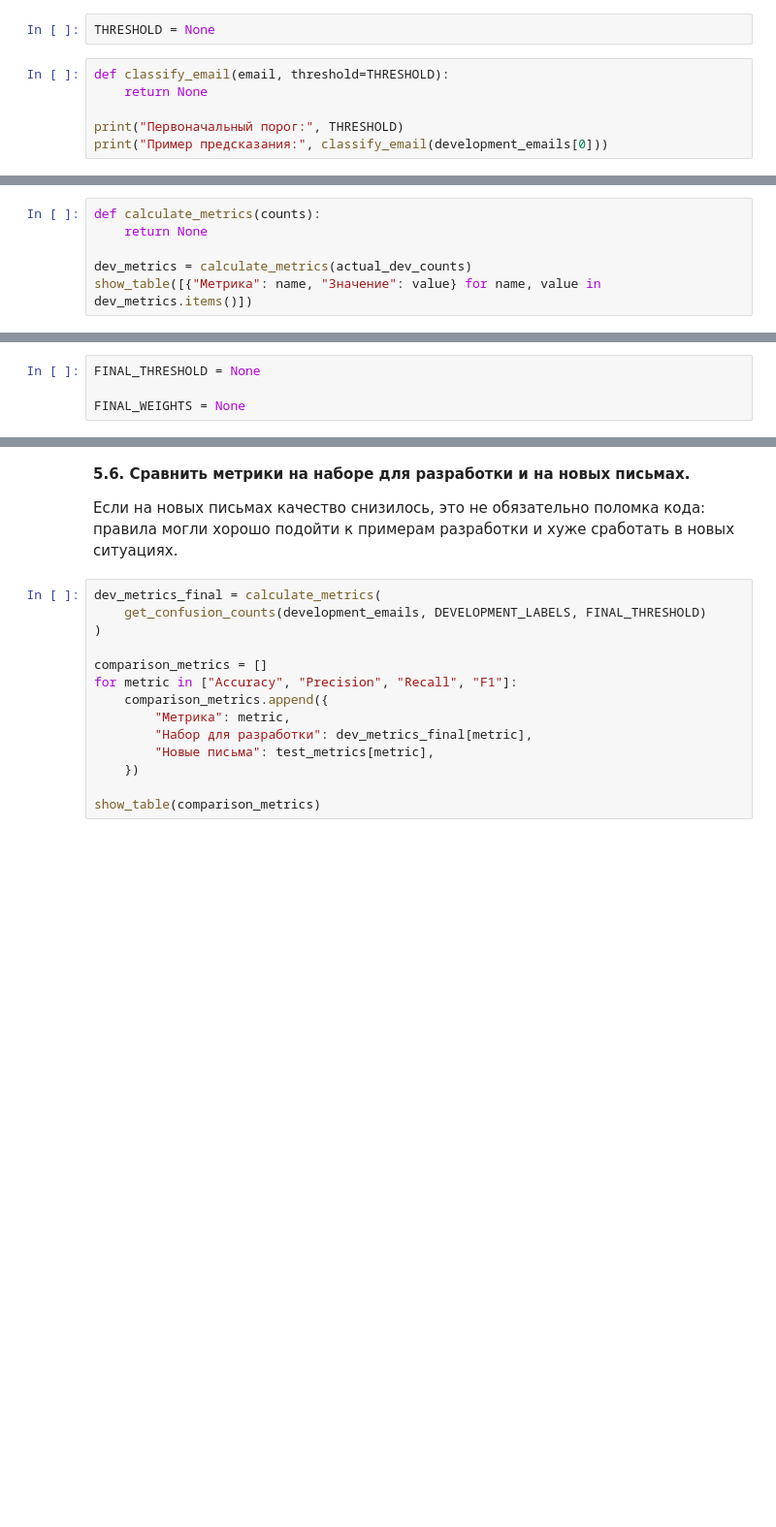
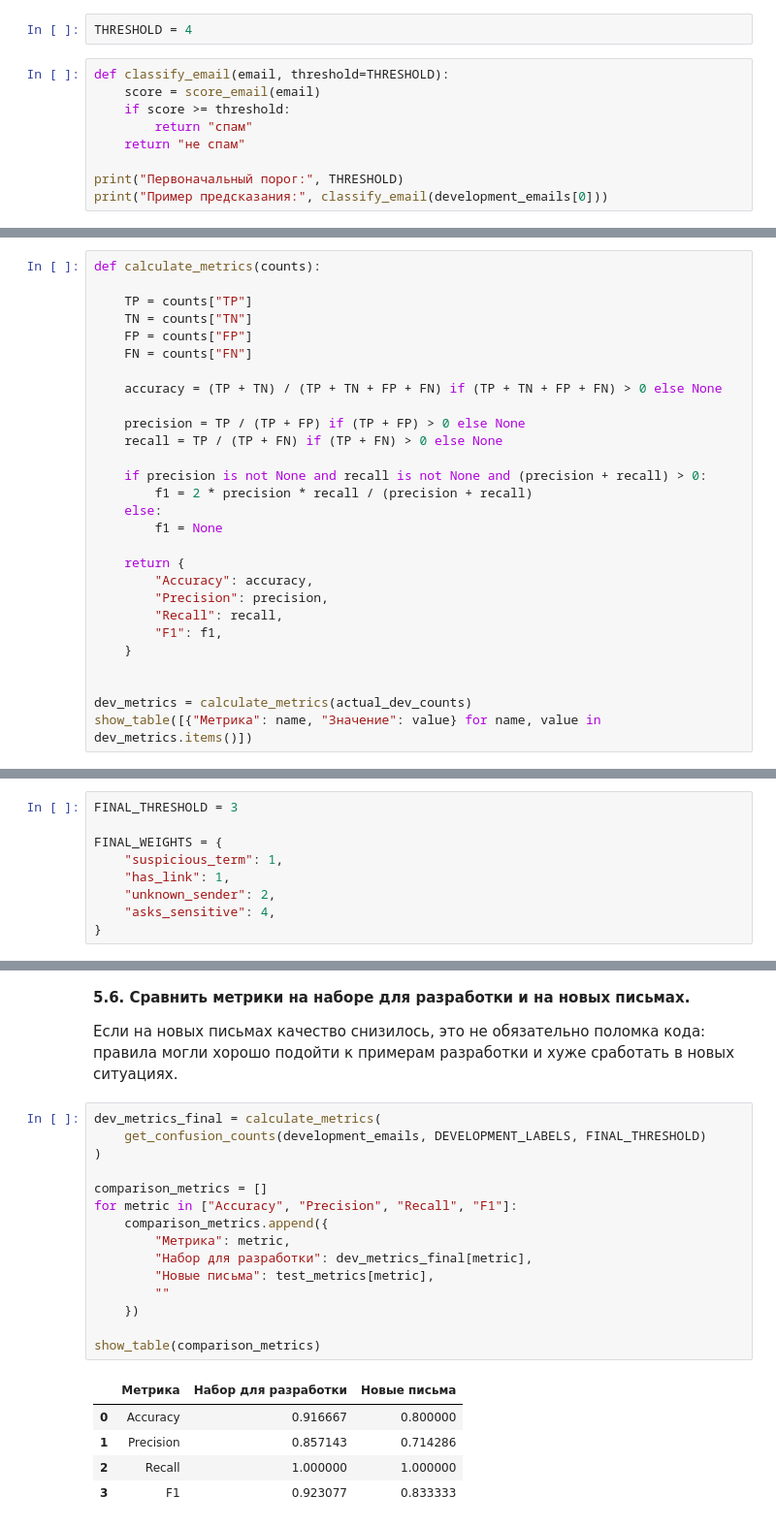
Before and after one commit to fdorii/IntroAILN, a Jupyter notebook: lab3/LR3_Lipatnikova_Nadezhda.ipynb, the cells around one changed output, grey strips where cells are left out. Shown at 97% size. Drawn from its saved outputs; the diff is of its cells as text; blank space fills up the shorter version.

```diff
--- a/lab3/LR3.ipynb
+++ b/lab3/LR3_Lipatnikova_Nadezhda.ipynb
@@ -395,10 +419,13 @@ score_email(development_emails[0])
 2) Функция `classify_email(email, threshold=THRESHOLD)` вызывает `score_email`.
 3) Если баллы не ниже порога – вернуть `"спам"`, иначе `"не спам"`.
 # %%
-THRESHOLD = None
+THRESHOLD = 4
 # %%
 def classify_email(email, threshold=THRESHOLD):
-    return None
+    score = score_email(email)
+    if score >= threshold:
+        return "спам"
+    return "не спам"
 
 print("Первоначальный порог:", THRESHOLD)
 print("Пример предсказания:", classify_email(development_emails[0]))
@@ -516,7 +584,29 @@ print("Проверка Python:", actual_dev_counts)
 После функции выведите таблицу метрик для `actual_dev_counts`.
 # %%
 def calculate_metrics(counts):
-    return None
+
+    TP = counts["TP"]
+    TN = counts["TN"]
+    FP = counts["FP"]
+    FN = counts["FN"]
+
+    accuracy = (TP + TN) / (TP + TN + FP + FN) if (TP + TN + FP + FN) > 0 else None
+
+    precision = TP / (TP + FP) if (TP + FP) > 0 else None
+    recall = TP / (TP + FN) if (TP + FN) > 0 else None
+
+    if precision is not None and recall is not None and (precision + recall) > 0:
+        f1 = 2 * precision * recall / (precision + recall)
+    else:
+        f1 = None
+
+    return {
+        "Accuracy": accuracy,
+        "Precision": precision,
+        "Recall": recall,
+        "F1": f1,
+    }
+
 
 dev_metrics = calculate_metrics(actual_dev_counts)
 show_table([{"Метрика": name, "Значение": value} for name, value in dev_metrics.items()])
@@ -549,9 +650,14 @@ show_table(threshold_experiment)
 
 Выберите порог, который кажется наиболее подходящим: что важнее – не пропустить спам или не отправить обычное письмо в спам? После выбора **зафиксируйте** настройки: дальше проверка идет на новых письмах без подстройки.
 # %%
-FINAL_THRESHOLD = None
+FINAL_THRESHOLD = 3
 
-FINAL_WEIGHTS = None
+FINAL_WEIGHTS = {
+    "suspicious_term": 1,
+    "has_link": 1,
+    "unknown_sender": 2,
+    "asks_sensitive": 4,
+}
 # %%
 print("Зафиксированный порог:", FINAL_THRESHOLD)
 print("Зафиксированные веса:", FINAL_WEIGHTS)
@@ -665,17 +829,24 @@ show_table([{"Метрика": name, "Значение": value} for name, value
 # %%
 dev_metrics_final = calculate_metrics(
     get_confusion_counts(development_emails, DEVELOPMENT_LABELS, FINAL_THRESHOLD)
 )
 
 comparison_metrics = []
 for metric in ["Accuracy", "Precision", "Recall", "F1"]:
     comparison_metrics.append({
         "Метрика": metric,
         "Набор для разработки": dev_metrics_final[metric],
         "Новые письма": test_metrics[metric],
+        ""
     })
 
 show_table(comparison_metrics)
+# %% [output]
+|  | Метрика | Набор для разработки | Новые письма |
+| 0 | Accuracy | 0.916667 | 0.800000 |
+| 1 | Precision | 0.857143 | 0.714286 |
+| 2 | Recall | 1.000000 | 1.000000 |
+| 3 | F1 | 0.923077 | 0.833333 |
 # %% [markdown]
 **Пояснение к части 5.** Своими словами записать (3-4 предл.): зачем нужна отдельная тестовая выборка.
 
```
Also changed, not shown: parts of 30 cells of this notebook.
